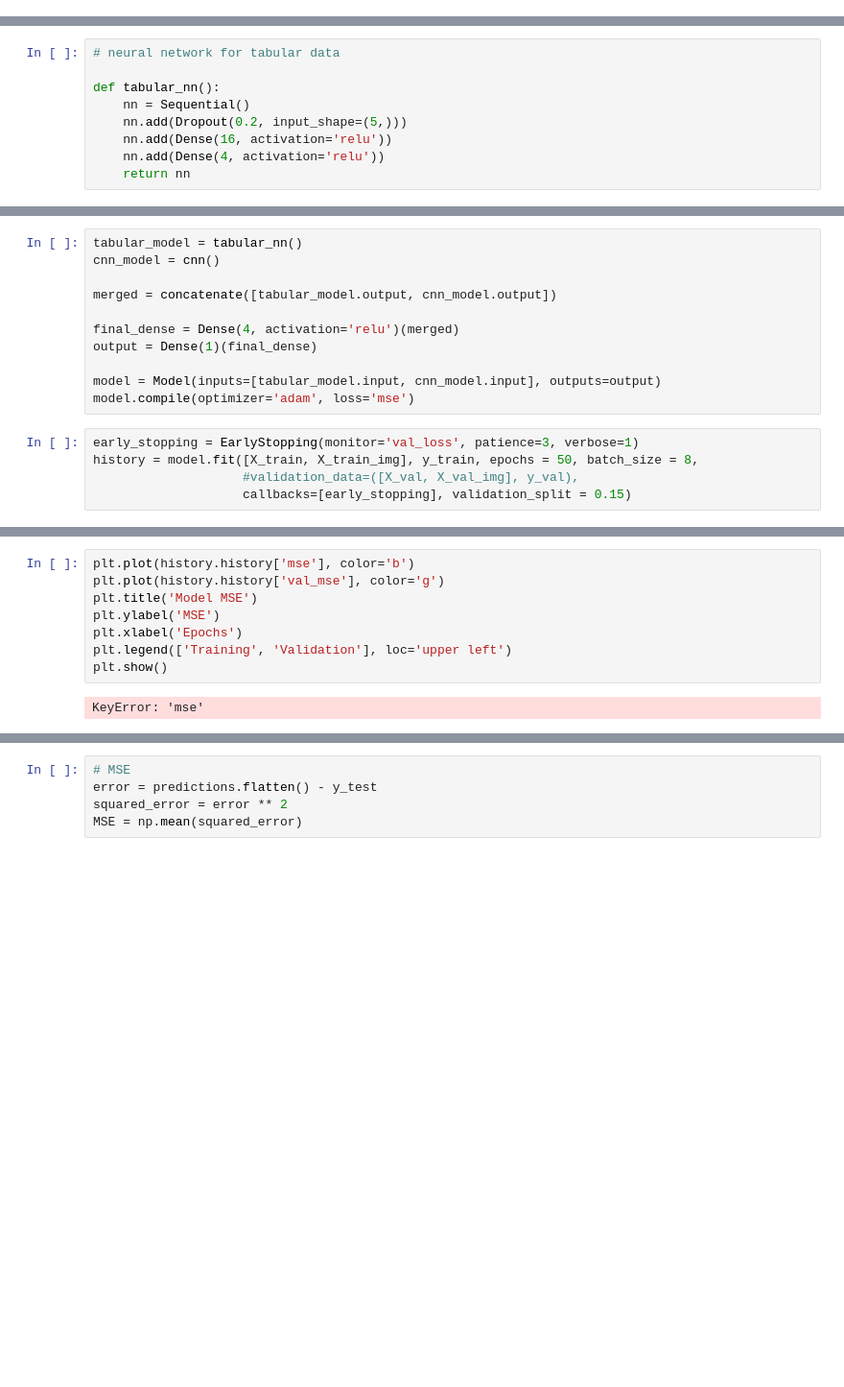
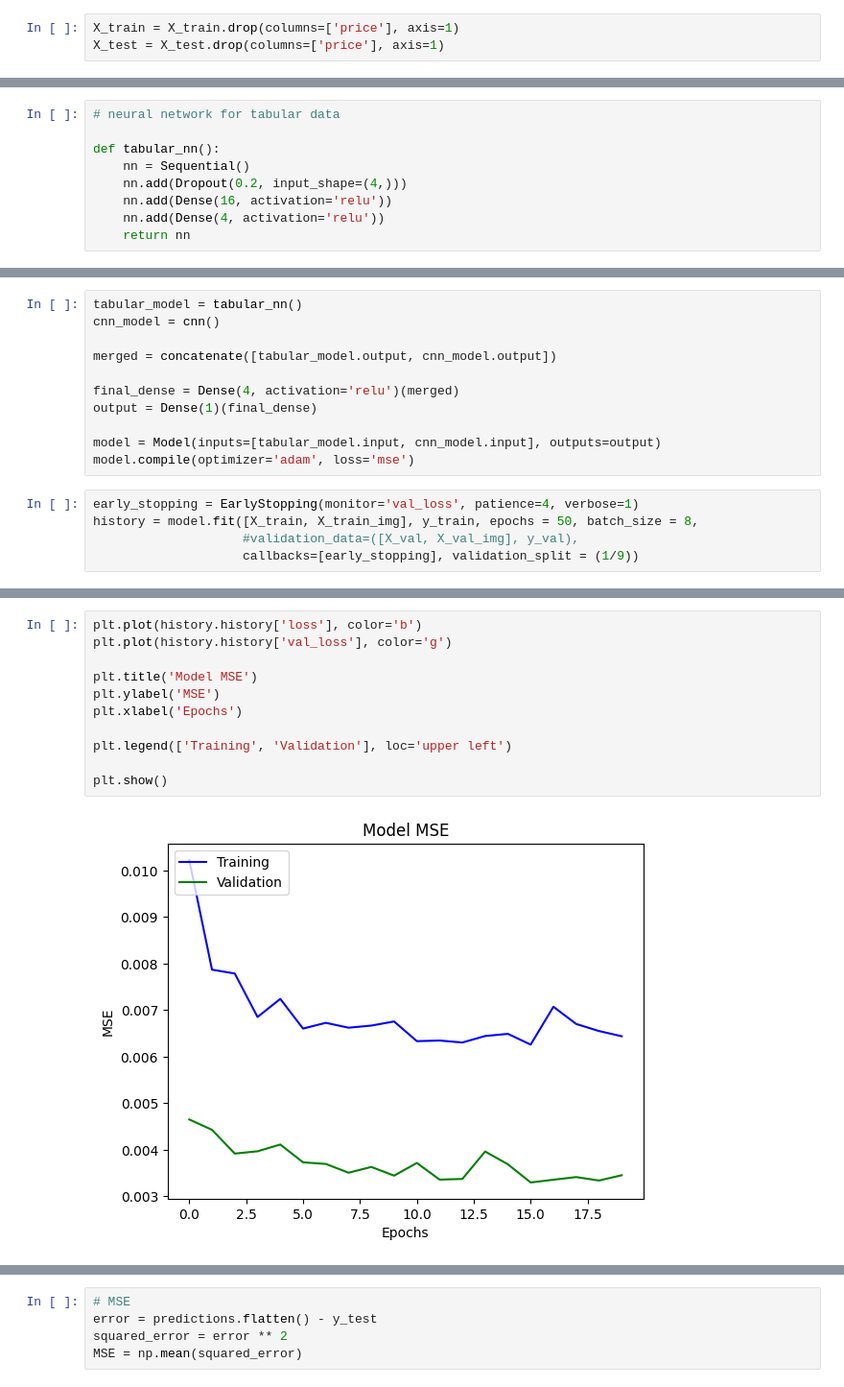
Before and after one commit to TobiPfeiffersGitHub/dla_term_paper, a Jupyter notebook: model.ipynb, the cells around one changed output, grey strips where cells are left out. Shown at 96% size. Drawn from its saved outputs; the diff is of its cells as text; blank space fills up the shorter version.

```diff
--- a/model.ipynb
+++ b/model.ipynb
@@ -155,2 +148,5 @@ print(f'{y_test.shape} is the dimension of y test')
+# %%
+X_train = X_train.drop(columns=['price'], axis=1)
+X_test = X_test.drop(columns=['price'], axis=1)
 # %%
 print(X_train.isna().sum())
@@ -187,7 +178,7 @@ X_test = standardise_df(X_test.values)
 
 def tabular_nn():
     nn = Sequential()
-    nn.add(Dropout(0.2, input_shape=(5,)))
+    nn.add(Dropout(0.2, input_shape=(4,)))
     nn.add(Dense(16, activation='relu'))
     nn.add(Dense(4, activation='relu'))
     return nn
@@ -220,9 +211,9 @@ output = Dense(1)(final_dense)
 model = Model(inputs=[tabular_model.input, cnn_model.input], outputs=output)
 model.compile(optimizer='adam', loss='mse')
 # %%
-early_stopping = EarlyStopping(monitor='val_loss', patience=3, verbose=1)
+early_stopping = EarlyStopping(monitor='val_loss', patience=4, verbose=1)
 history = model.fit([X_train, X_train_img], y_train, epochs = 50, batch_size = 8,
                     #validation_data=([X_val, X_val_img], y_val),
-                    callbacks=[early_stopping], validation_split = 0.15)
+                    callbacks=[early_stopping], validation_split = (1/9))
 # %% [output]
 Epoch 1/50
@@ -245,13 +236,16 @@ Epoch 12: early stopping
 # %%
-plt.plot(history.history['mse'], color='b')
-plt.plot(history.history['val_mse'], color='g')
+plt.plot(history.history['loss'], color='b')
+plt.plot(history.history['val_loss'], color='g')
+
 plt.title('Model MSE')
 plt.ylabel('MSE')
 plt.xlabel('Epochs')
+
 plt.legend(['Training', 'Validation'], loc='upper left')
+
 plt.show()
 # %% [output]
-KeyError: 'mse'
+[figure, added]
 # %%
 predictions = model.predict([X_test, X_test_img])
 # %% [output]
```
Also changed, not shown: parts of 12 cells of this notebook.
